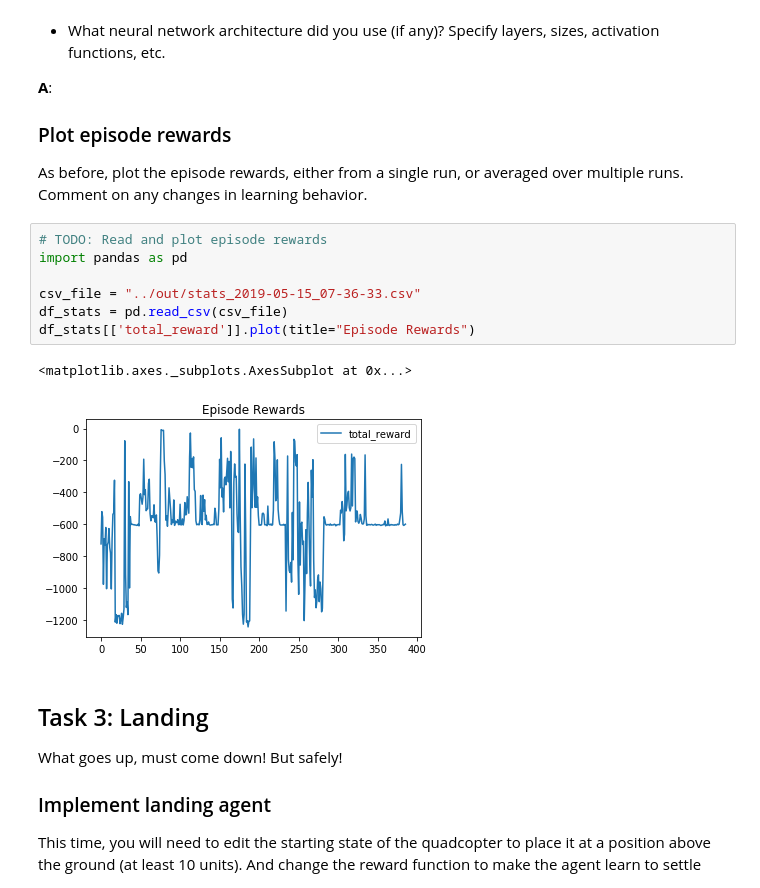
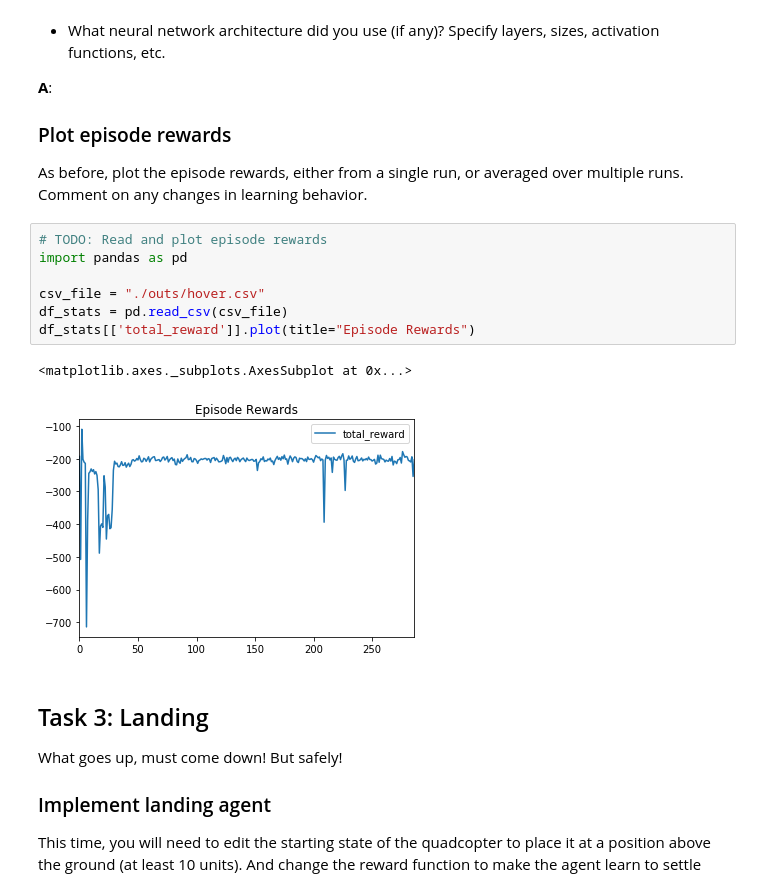
Before and after one commit to SimonLeeGit/RL-Quadcopter, a Jupyter notebook: quad_controller_rl/notebooks/RL-Quadcopter.ipynb, the cells around one changed output. Drawn from its saved outputs; the diff is of its cells as text.

```diff
--- a/quad_controller_rl/notebooks/RL-Quadcopter.ipynb
+++ b/quad_controller_rl/notebooks/RL-Quadcopter.ipynb
@@ -201,13 +201,13 @@ As before, plot the episode rewards, either from a single run, or averaged over
 # %%
 # TODO: Read and plot episode rewards
 import pandas as pd
 
-csv_file = "../out/stats_2019-05-15_07-36-33.csv"
+csv_file = "./outs/hover.csv"
 df_stats = pd.read_csv(csv_file)
 df_stats[['total_reward']].plot(title="Episode Rewards")
 # %% [output]
 <matplotlib.axes._subplots.AxesSubplot at 0x...>
-[figure, old version]
+[figure, new version]
 # %% [markdown]
 ## Task 3: Landing
 
```
Also changed, not shown: parts of 2 cells of this notebook, 8 other files.
